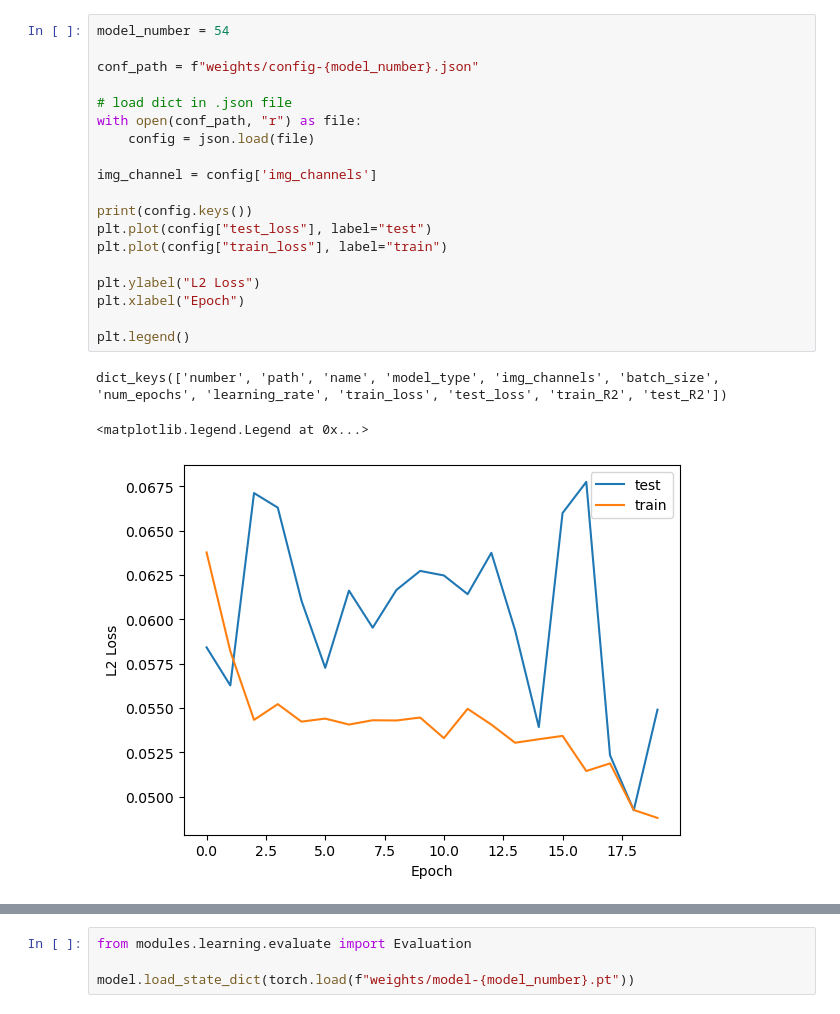
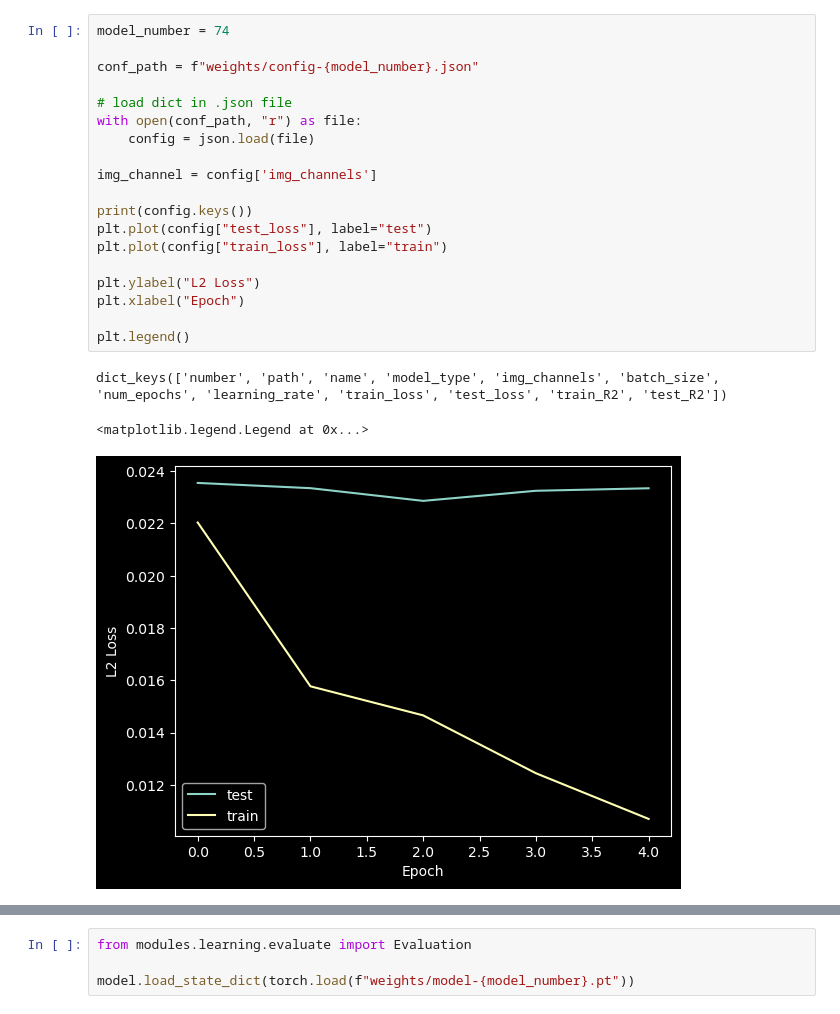
Before and after one commit to louisleger/cell-cycle, a Jupyter notebook: result_dycep.ipynb, the cells around one changed output, grey strips where cells are left out. Saved outputs shown, nothing was run; the diff lists cells and outputs as text.

```diff
--- a/result_dycep.ipynb
+++ b/result_dycep.ipynb
@@ -69,26 +96,26 @@ plt.imshow(imgs[50, 1, :, :].detach().cpu().numpy())
 # %%
-model_number = 54
+model_number = 74
 
 conf_path = f"weights/config-{model_number}.json"
 
 # load dict in .json file
 with open(conf_path, "r") as file:
     config = json.load(file)
 
 img_channel = config['img_channels']
 
 print(config.keys())
 plt.plot(config["test_loss"], label="test")
 plt.plot(config["train_loss"], label="train")
 
 plt.ylabel("L2 Loss")
 plt.xlabel("Epoch")
 
 plt.legend()
 # %% [output]
 dict_keys(['number', 'path', 'name', 'model_type', 'img_channels', 'batch_size', 'num_epochs', 'learning_rate', 'train_loss', 'test_loss', 'train_R2', 'test_R2'])
 <matplotlib.legend.Legend at 0x...>
-[figure, old version]
+[figure, new version]
 # %%
 print(config.keys())
 
```
Also changed, not shown: parts of 6 cells of this notebook, 3 other files.
